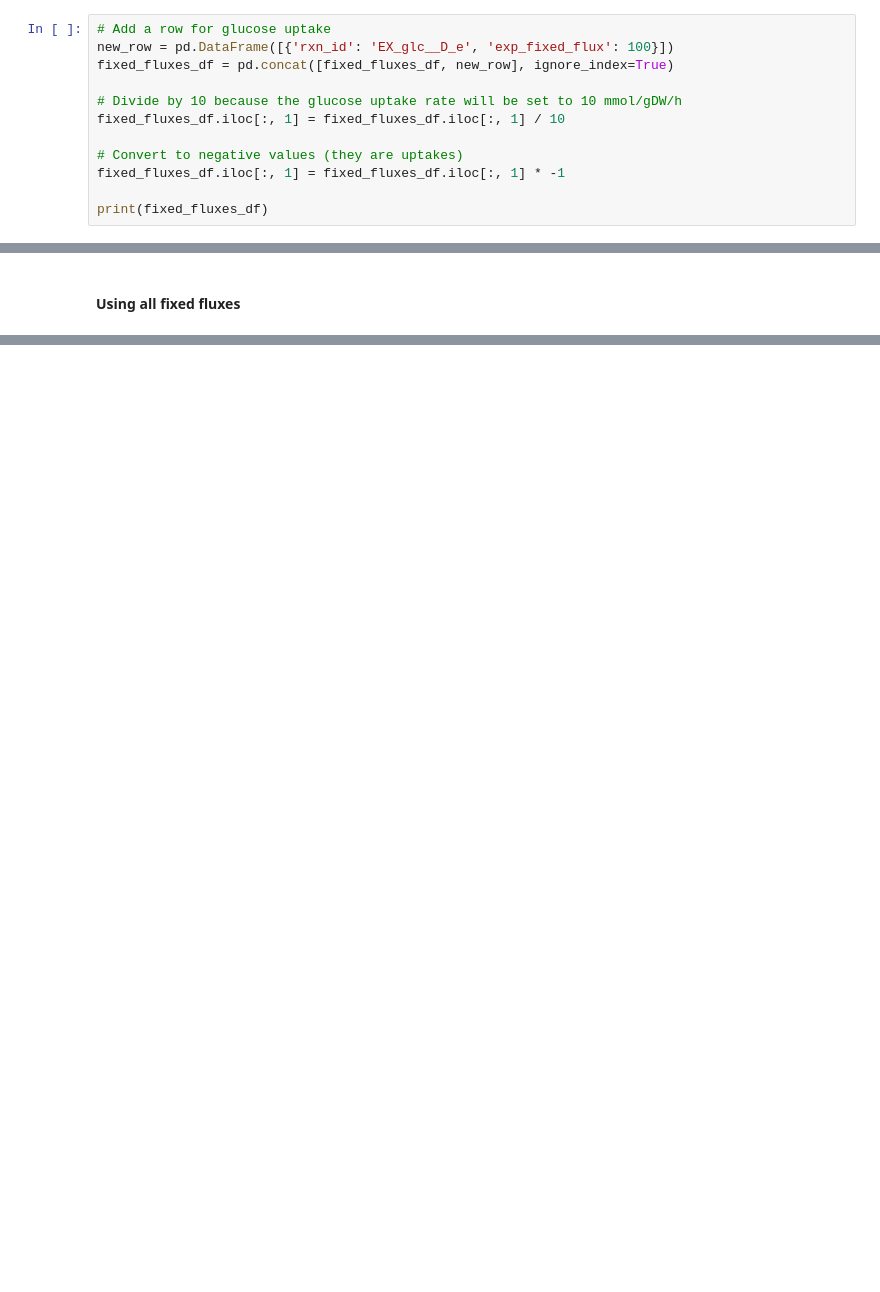
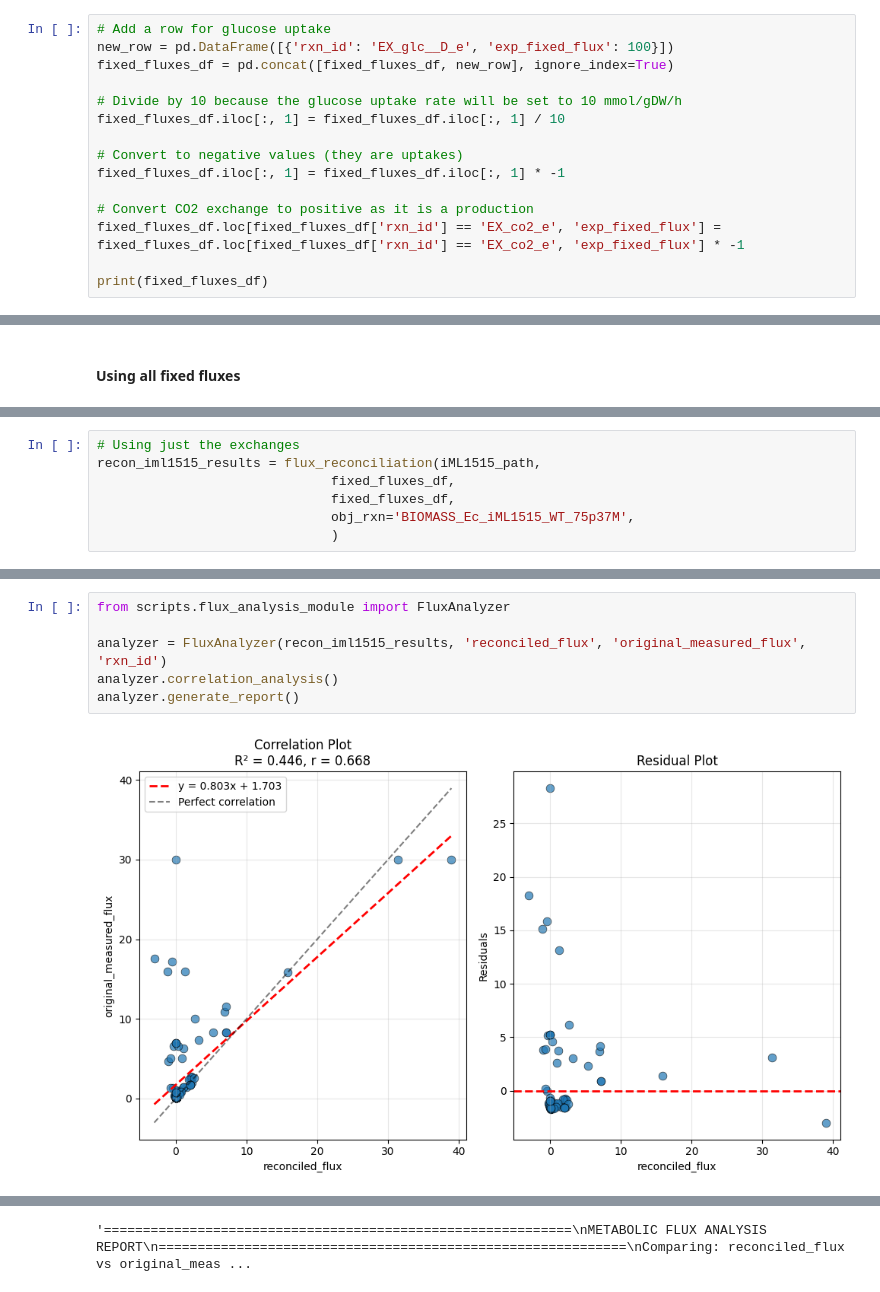
Before and after one commit to lyach/BactoCat, a Jupyter notebook: experiments/flux_reconciliation.ipynb, the cells around one changed output, grey strips where cells are left out. Drawn from its saved outputs; the diff is of its cells as text; blank space fills up the shorter version.

```diff
--- a/experiments/flux_reconciliation.ipynb
+++ b/experiments/flux_reconciliation.ipynb
@@ -370,6 +370,9 @@ fixed_fluxes_df.iloc[:, 1] = fixed_fluxes_df.iloc[:, 1] / 10
 # Convert to negative values (they are uptakes)
 fixed_fluxes_df.iloc[:, 1] = fixed_fluxes_df.iloc[:, 1] * -1
 
+# Convert CO2 exchange to positive as it is a production
+fixed_fluxes_df.loc[fixed_fluxes_df['rxn_id'] == 'EX_co2_e', 'exp_fixed_flux'] = fixed_fluxes_df.loc[fixed_fluxes_df['rxn_id'] == 'EX_co2_e', 'exp_fixed_flux'] * -1
+
 print(fixed_fluxes_df)
 # %% [output]
         rxn_id  exp_fixed_flux
@@ -544,0 +561,7 @@ Objective value: 57.71153244468789
+# %%
+# Using just the exchanges
+recon_iml1515_results = flux_reconciliation(iML1515_path,
+                              fixed_fluxes_df,
+                              fixed_fluxes_df,
+                              obj_rxn='BIOMASS_Ec_iML1515_WT_75p37M',
+                              )
@@ -544,0 +646,8 @@ Objective value: 57.71153244468789
+# %%
+from scripts.flux_analysis_module import FluxAnalyzer
+
+analyzer = FluxAnalyzer(recon_iml1515_results, 'reconciled_flux', 'original_measured_flux', 'rxn_id')
+analyzer.correlation_analysis()
+analyzer.generate_report()
+# %% [output]
+[figure, added]
@@ -544,0 +671 @@ Objective value: 57.71153244468789
+'============================================================\nMETABOLIC FLUX ANALYSIS REPORT\n============================================================\nComparing: reconciled_flux vs original_meas ...
```
Also changed, not shown: parts of 30 cells of this notebook, 14 other files.
